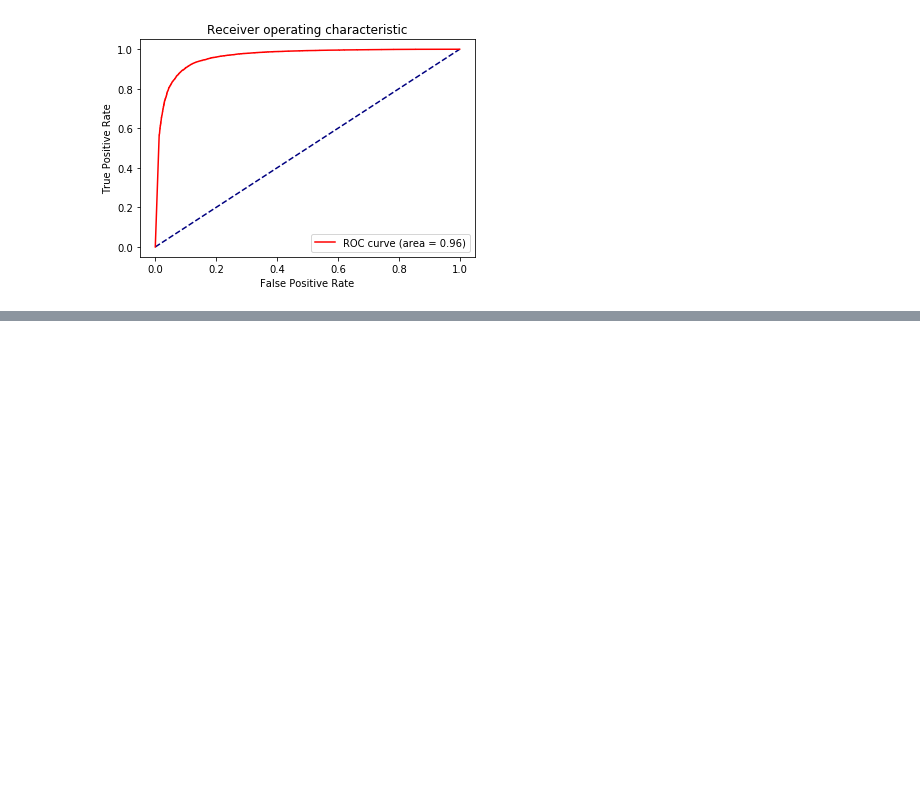
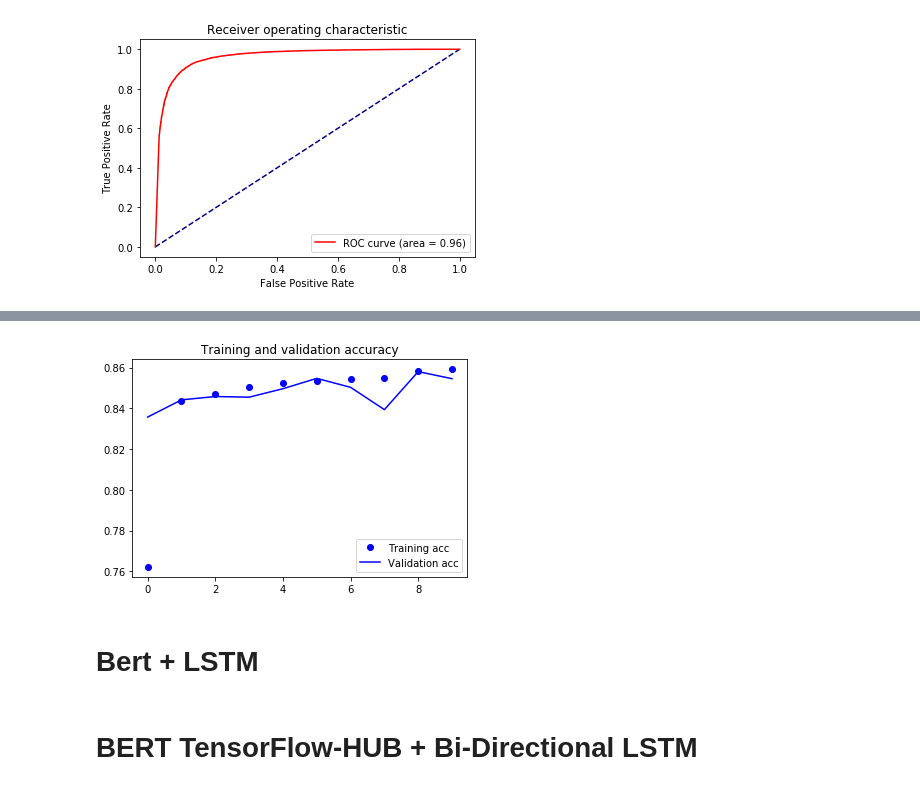
Before and after one commit to hmohebbi/SentimentAnalysis, a Jupyter notebook: main.ipynb, the cells around one changed output, grey strips where cells are left out. Cells and saved outputs as stored; diff of their text form; code cells hidden in the pictures; blank space fills up the shorter version.

Commit message:
added Deep NN approaches by using BERT Tensorflow Hub

```diff
--- a/Pattern1.ipynb
+++ b/main.ipynb
@@ -1455,0 +1477,14 @@ Area under the ROC curve : 0.961624
+# %%
+model = Sequential()
+
+model.add(layers.Conv1D(32, 10, activation='relu', input_shape=(768,1)))
+model.add(layers.MaxPooling1D(5))
+model.add(layers.Conv1D(32, 10, activation='relu'))
+model.add(layers.GlobalMaxPooling1D())
+model.add(layers.Dense(1))
+
+model.summary()
+
+model.compile(optimizer=RMSprop(lr=1e-4),
+              loss='binary_crossentropy',
+              metrics=['acc'])
@@ -1455,0 +1510,5 @@ Area under the ROC curve : 0.961624
+# %%
+history = model.fit(bert_sentence_training_features.reshape(25000,768,1), train_data["sentiment"].values,
+                    epochs=10,
+                    batch_size=64,
+                    validation_data=(bert_sentence_test_features.reshape(25000,768,1), test_data["sentiment"].values))
@@ -1455,0 +1533,18 @@ Area under the ROC curve : 0.961624
+# %%
+acc = history.history['acc']
+val_acc = history.history['val_acc']
+loss = history.history['loss']
+val_loss = history.history['val_loss']
+
+epochs = range(len(acc))
+
+plt.plot(epochs, acc, 'bo', label='Training acc')
+plt.plot(epochs, val_acc, 'b', label='Validation acc')
+plt.title('Training and validation accuracy')
+plt.legend()
+
+plt.show()
+# %% [output]
+[figure, added]
+# %% [markdown]
+# Bert + LSTM
@@ -1455,0 +1584,2 @@ Area under the ROC curve : 0.961624
+# %% [markdown]
+# BERT TensorFlow-HUB + Bi-Directional LSTM
```
Also changed, not shown: parts of 37 cells of this notebook.
